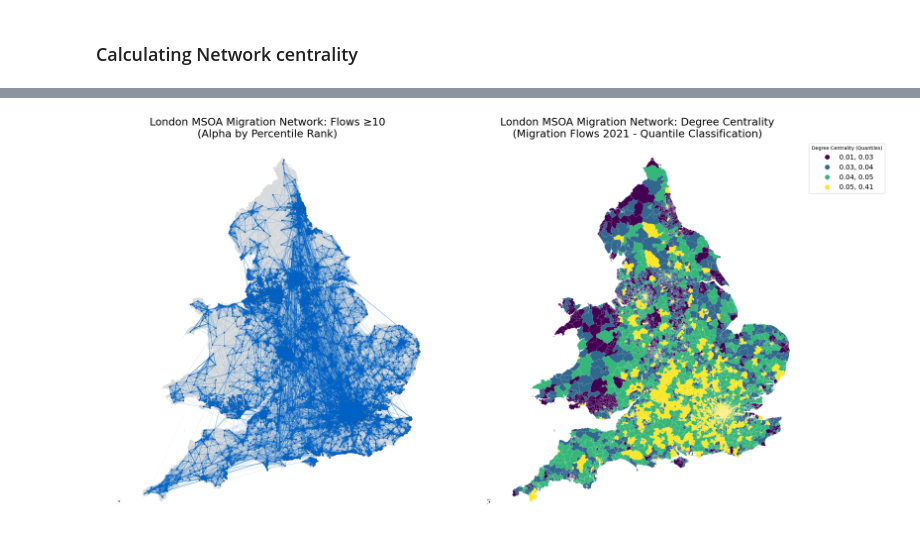
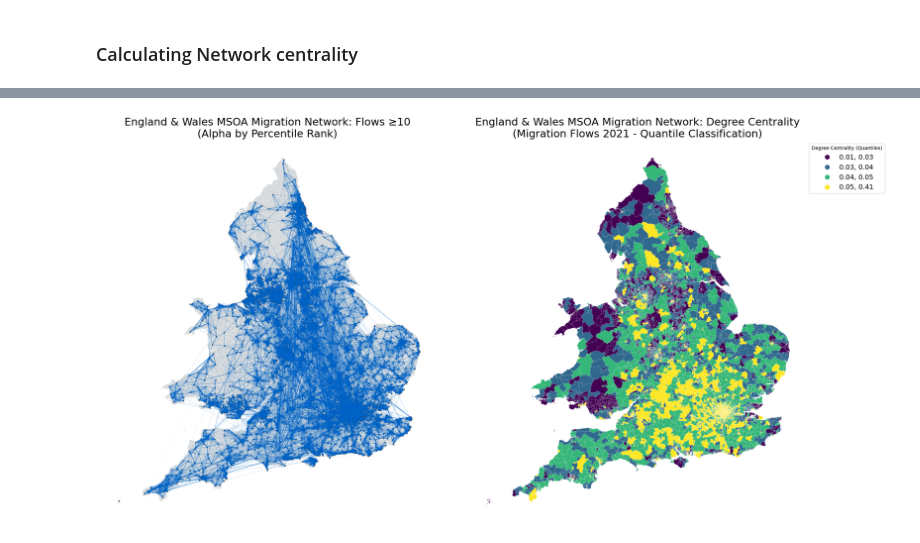
Before and after one commit to yu-ta-sato/city2graph, a Jupyter notebook: docs/source/examples/generating_graphs_from_od_matrix.ipynb, the cells around one changed output, grey strips where cells are left out. Saved outputs shown, nothing was run; the diff lists cells and outputs as text; code cells hidden in the pictures.

```diff
--- a/docs/source/examples/generating_graphs_from_od_matrix.ipynb
+++ b/docs/source/examples/generating_graphs_from_od_matrix.ipynb
@@ -284,36 +284,36 @@ alpha_values = percentile_ranks
 fig, axs = plt.subplots(1, 2, figsize=(24, 12))
 
 # Left subplot: Network visualization
-axs[0].set_title("London MSOA Migration Network: Flows ≥10\n(Alpha by Percentile Rank)", fontsize=22)
+axs[0].set_title("England & Wales MSOA Migration Network: Flows ≥10\n(Alpha by Percentile Rank)", fontsize=22)
 zones_london.plot(ax=axs[0], color="#BDC3C7", edgecolor="white", linewidth=0.3, alpha=0.6)
 
 # Convert LineString geometries to coordinate lists for LineCollection
 lines = [list(line.coords) for line in top_edges.geometry]
 colors = [(0/255, 100/255, 200/255, alpha) for alpha in alpha_values]  # Blue base color with alpha
 linewidths = np.log1p(top_edges[weight_col]) * 0.2
 lc = LineCollection(lines, colors=colors, linewidths=linewidths)
 axs[0].add_collection(lc)
 
 zones_london.centroid.plot(ax=axs[0], color="#2C3E50", markersize=5, alpha=0.8)
 axs[0].set_axis_off()
 
 # Right subplot: Degree centrality
-axs[1].set_title("London MSOA Migration Network: Degree Centrality\n(Migration Flows 2021 - Quantile Classification)", fontsize=22)
+axs[1].set_title("England & Wales MSOA Migration Network: Degree Centrality\n(Migration Flows 2021 - Quantile Classification)", fontsize=22)
 od_nodes.plot(
     column='degree_centrality',
     ax=axs[1],
     cmap='viridis',
     edgecolor='white',
     linewidth=0.1,
     legend=True,
     scheme='quantiles',
     k=4,
     legend_kwds={'title': 'Degree Centrality (Quantiles)', 'loc': 'upper left', 'bbox_to_anchor': (1, 1), 'fontsize': 14}
 )
 axs[1].set_axis_off()
 axs[1].set_facecolor('#f8f9fa')
 
 plt.tight_layout()
 plt.show()
 # %% [output]
-[figure, old version]
+[figure, new version]
```
Also changed, not shown: parts of 1 cell of this notebook, 1 other file.
